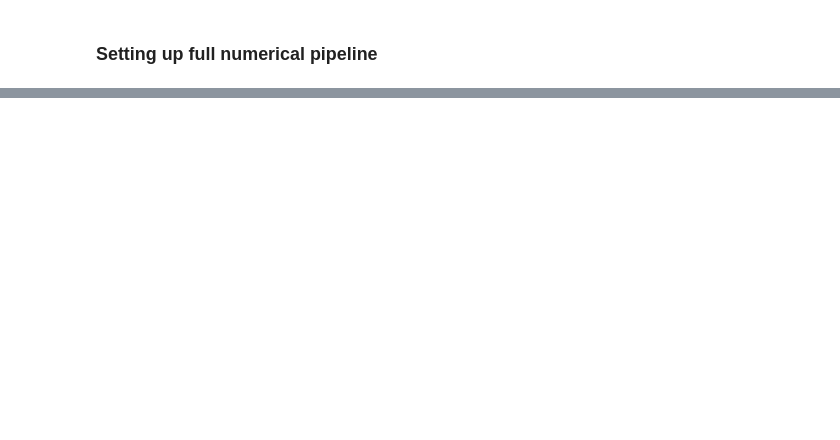
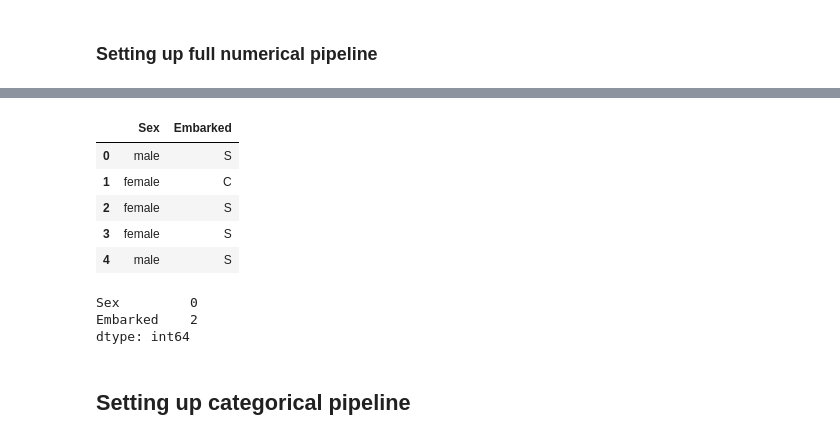
Before and after one commit to Justdek-code/data-science, a Jupyter notebook: titanic_practice/titanic_survived_classification.ipynb, the cells around one changed output, grey strips where cells are left out. Saved outputs shown, nothing was run; the diff lists cells and outputs as text; code cells hidden in the pictures; blank space fills up the shorter version.

```diff
--- a/titanic_practice/titanic_survived_classification.ipynb
+++ b/titanic_practice/titanic_survived_classification.ipynb
@@ -772,0 +815,21 @@ array([[3.00, 0.00, 0.00, ..., 1.00, 0.00, 0.00],
+# %%
+significant_features = ['Sex', 'Embarked']
+# %%
+significant_categorical_data = categorical_data[significant_features]
+# %%
+significant_categorical_data.head()
+# %% [output]
+|  | Sex | Embarked |
+| 0 | male | S |
+| 1 | female | C |
+| 2 | female | S |
+| 3 | female | S |
+| 4 | male | S |
+# %%
+significant_categorical_data.isna().sum()
+# %% [output]
+Sex         0
+Embarked    2
+dtype: int64
+# %% [markdown]
+## Setting up categorical pipeline
```
Also changed, not shown: parts of 62 cells of this notebook, 1 other file.
